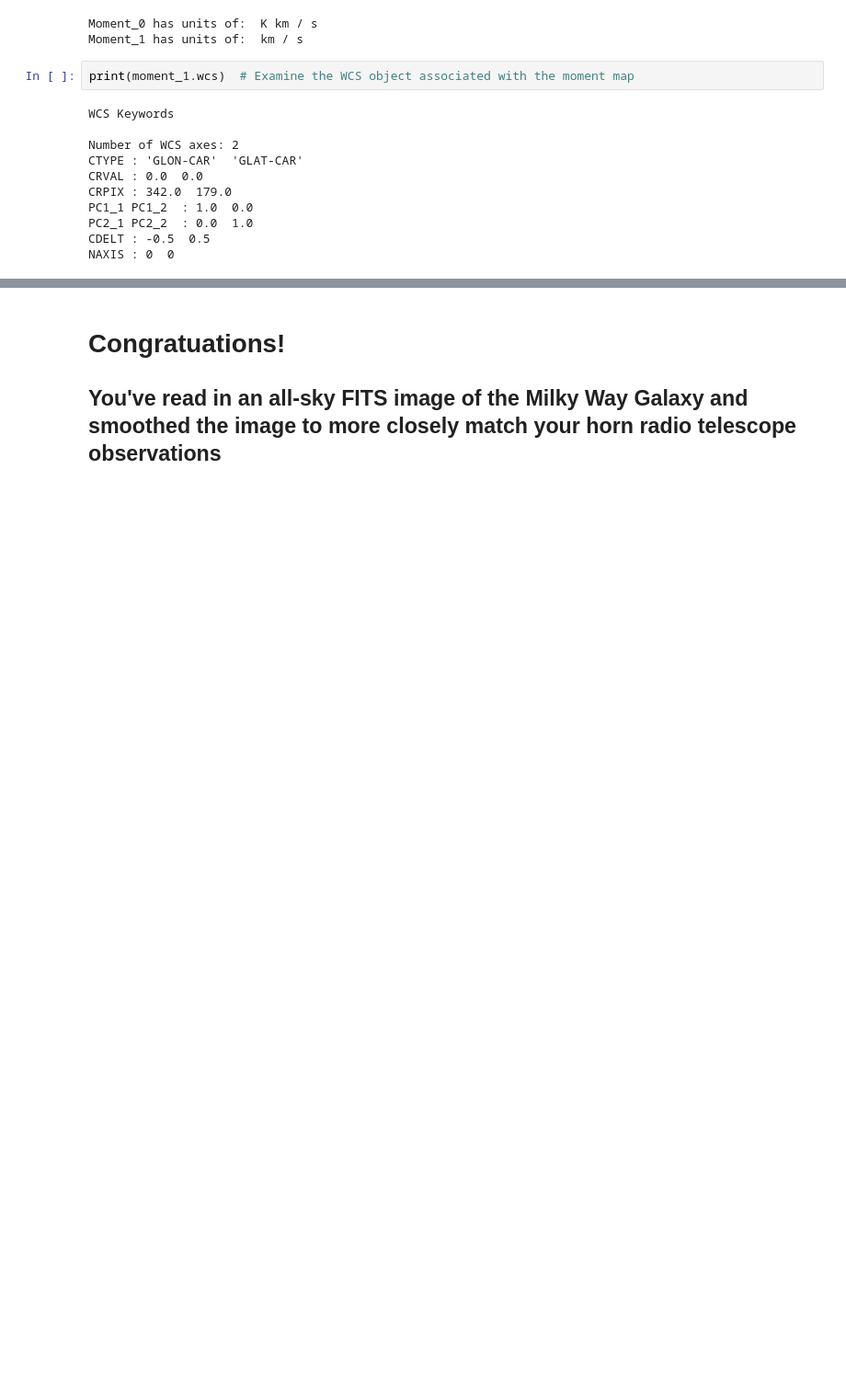
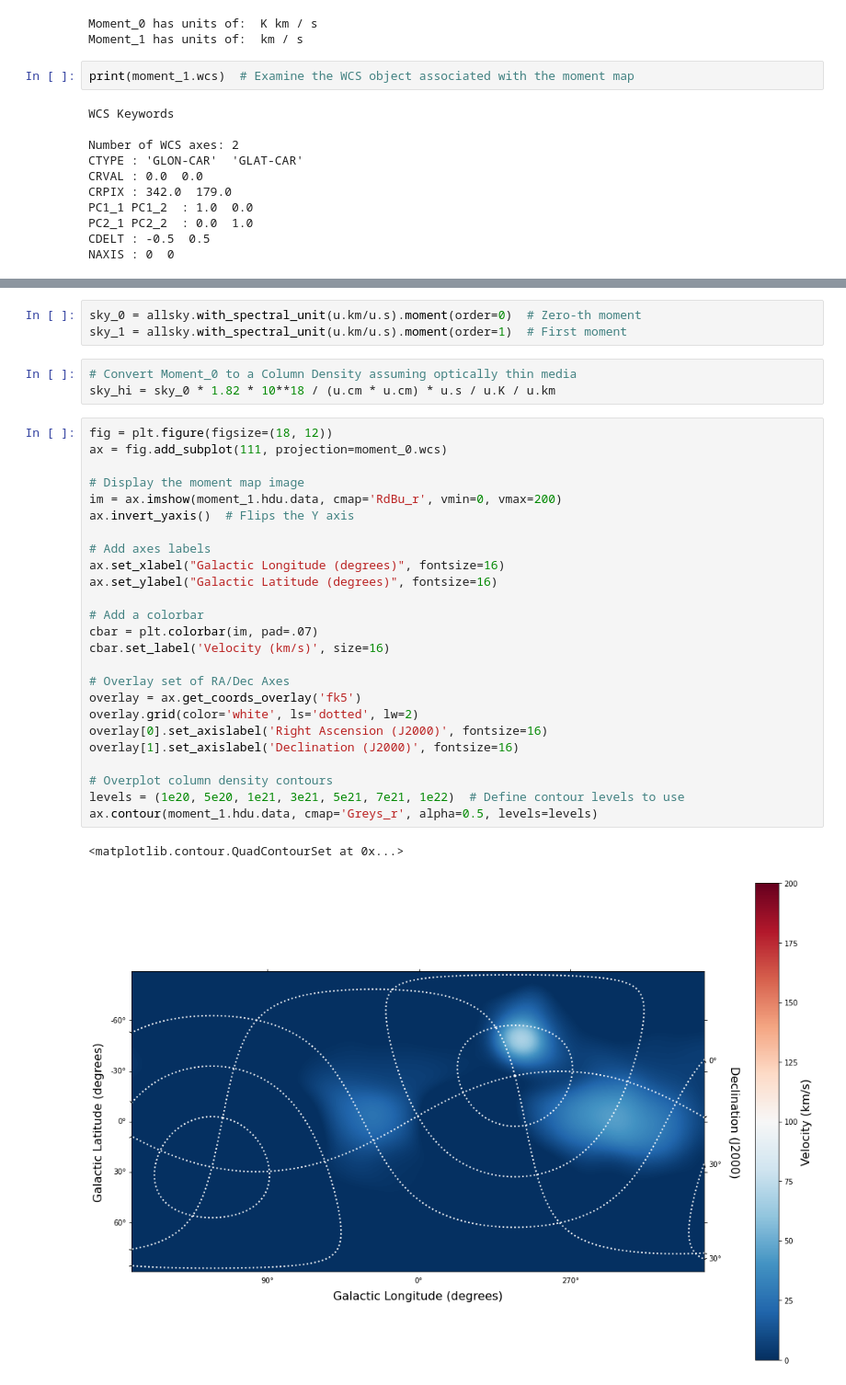
Before and after one commit to glangsto/hi4pi, a Jupyter notebook: HI4PI-Smooth.ipynb, the cells around one changed output, grey strips where cells are left out. Shown at 92% size. Cells and saved outputs as stored; diff of their text form; blank space fills up the shorter version.

```diff
--- a/HI4PI-Smooth.ipynb
+++ b/HI4PI-Smooth.ipynb
@@ -183,4 +188,34 @@ overlay[1].set_axislabel('Declination (J2000)', fontsize=16)
-# %% [markdown]
-# Congratuations!
-
-## You've read in an all-sky FITS image of the Milky Way Galaxy and smoothed the image to more closely match your horn radio telescope observations
+# %%
+sky_0 = allsky.with_spectral_unit(u.km/u.s).moment(order=0)  # Zero-th moment
+sky_1 = allsky.with_spectral_unit(u.km/u.s).moment(order=1)  # First moment
+# %%
+# Convert Moment_0 to a Column Density assuming optically thin media
+sky_hi = sky_0 * 1.82 * 10**18 / (u.cm * u.cm) * u.s / u.K / u.km
+# %%
+fig = plt.figure(figsize=(18, 12))
+ax = fig.add_subplot(111, projection=moment_0.wcs)
+
+# Display the moment map image
+im = ax.imshow(moment_1.hdu.data, cmap='RdBu_r', vmin=0, vmax=200)
+ax.invert_yaxis()  # Flips the Y axis
+
+# Add axes labels
+ax.set_xlabel("Galactic Longitude (degrees)", fontsize=16)
+ax.set_ylabel("Galactic Latitude (degrees)", fontsize=16)
+
+# Add a colorbar
+cbar = plt.colorbar(im, pad=.07)
+cbar.set_label('Velocity (km/s)', size=16)
+
+# Overlay set of RA/Dec Axes
+overlay = ax.get_coords_overlay('fk5')
+overlay.grid(color='white', ls='dotted', lw=2)
+overlay[0].set_axislabel('Right Ascension (J2000)', fontsize=16)
+overlay[1].set_axislabel('Declination (J2000)', fontsize=16)
+
+# Overplot column density contours
+levels = (1e20, 5e20, 1e21, 3e21, 5e21, 7e21, 1e22)  # Define contour levels to use
+ax.contour(moment_1.hdu.data, cmap='Greys_r', alpha=0.5, levels=levels)
+# %% [output]
+<matplotlib.contour.QuadContourSet at 0x...>
+[figure, added]
```
Also changed, not shown: parts of 17 cells of this notebook, 4 other files.
